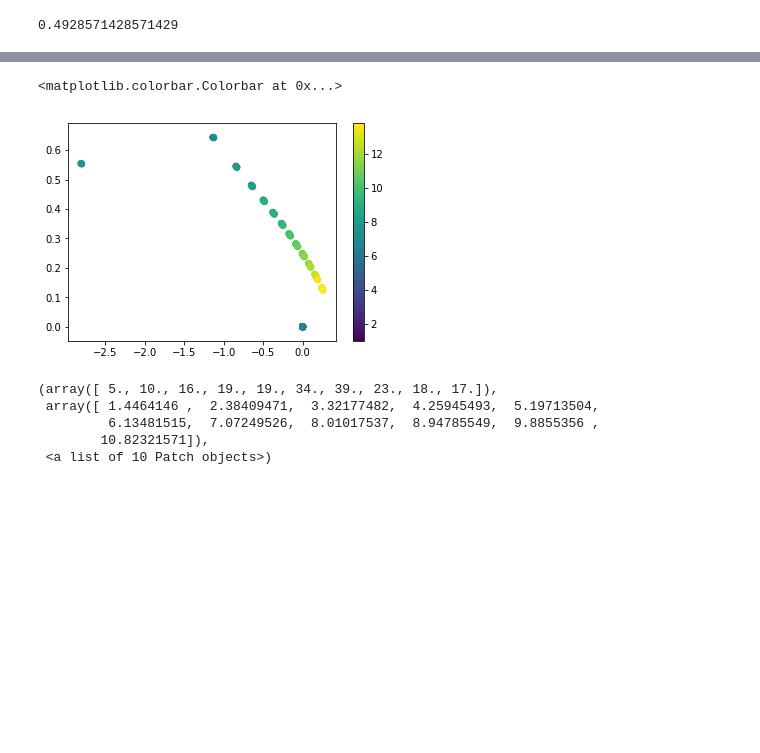
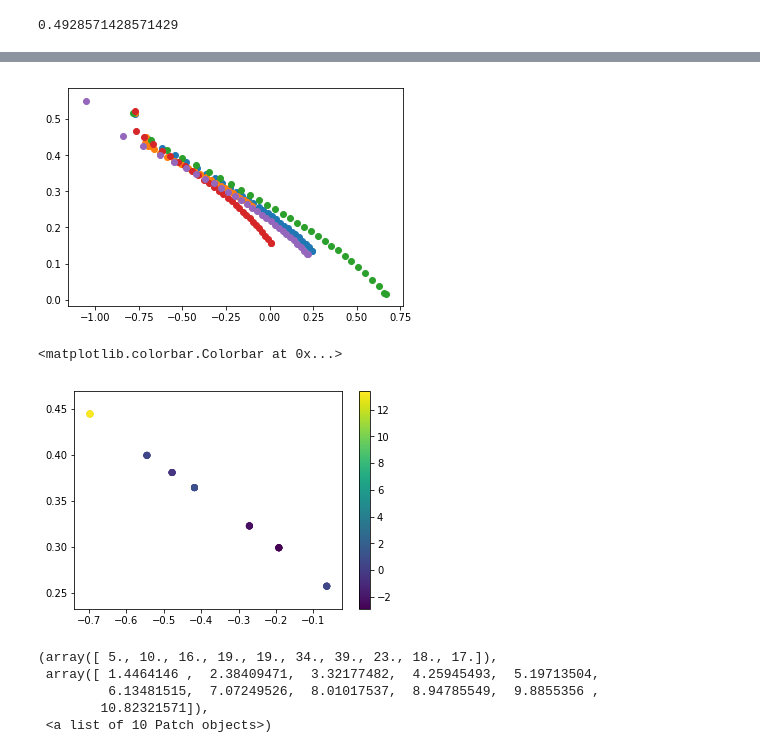
Before and after one commit to oliverphilcox/ChempyMulti, a Jupyter notebook: Jupyter/TNGv2/TNG-Evoln-Plot.ipynb, the cells around one changed output, grey strips where cells are left out. Cells and saved outputs as stored; diff of their text form; code cells hidden in the pictures; blank space fills up the shorter version.

```diff
--- a/Jupyter/TNGv2/TNG-Evoln-Plot.ipynb
+++ b/Jupyter/TNGv2/TNG-Evoln-Plot.ipynb
@@ -232,6 +253,11 @@ plt.scatter(np.asarray(all_pars[0])[:,-1],np.asarray(all_abuns[0])[:,0])
+# %%
+for ind in range(5):
+    plt.scatter(np.asarray(all_abuns[ind])[:,1],np.asarray(all_abuns[ind])[:,4])
+# %% [output]
+[figure, added]
 # %%
 abuns = np.asarray(all_abuns[0])
-timesChempy=np.asarray(pars)[:,-1]
+timesChempy=np.asarray(all_pars)[:,-1]
 sort_ind = np.argsort(timesChempy)
 sort_times = np.sort(timesChempy)
 MgFeChempy=abuns[sort_ind,4]
@@ -241,7 +267,7 @@ plt.scatter(FeHChempy,MgFeChempy,c=timesChempy)
 plt.colorbar()
 # %% [output]
 <matplotlib.colorbar.Colorbar at 0x...>
-[figure, old version]
+[figure, new version]
 # %%
 plt.hist(sampled_tng_times,bins=10)
 # %% [output]
```
Also changed, not shown: parts of 6 cells of this notebook, 4 other files.
